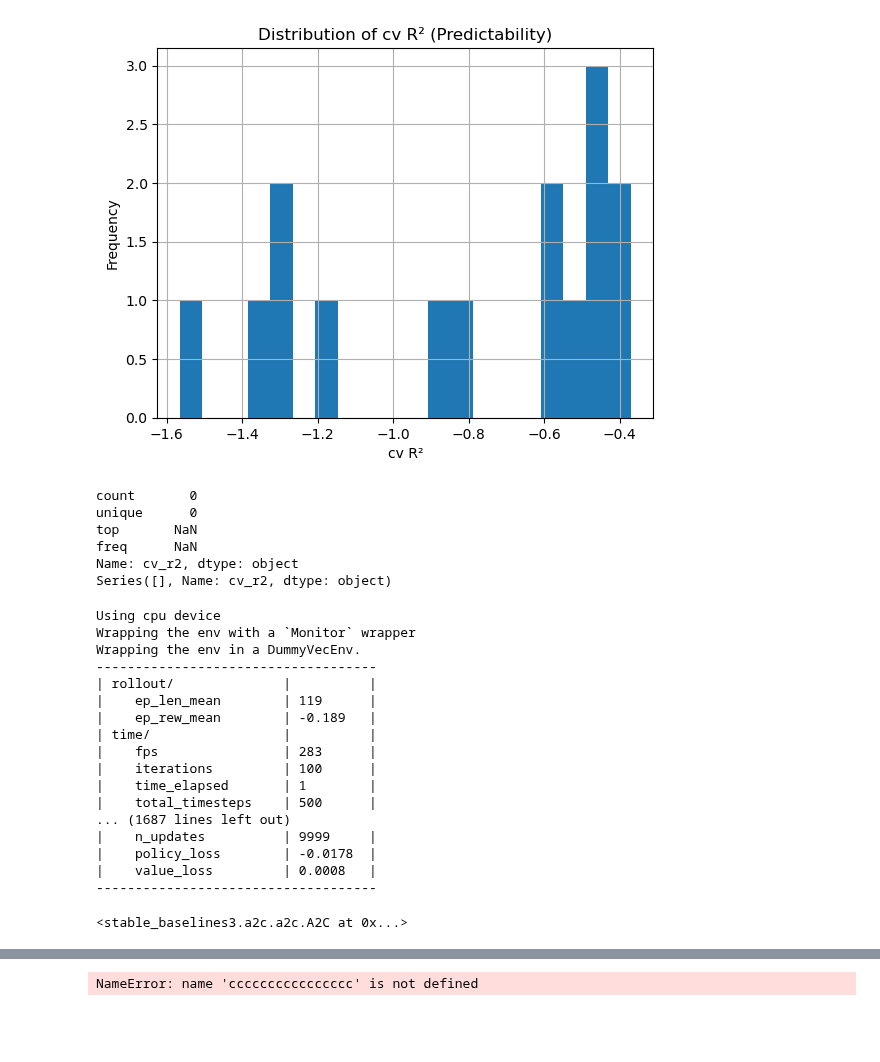
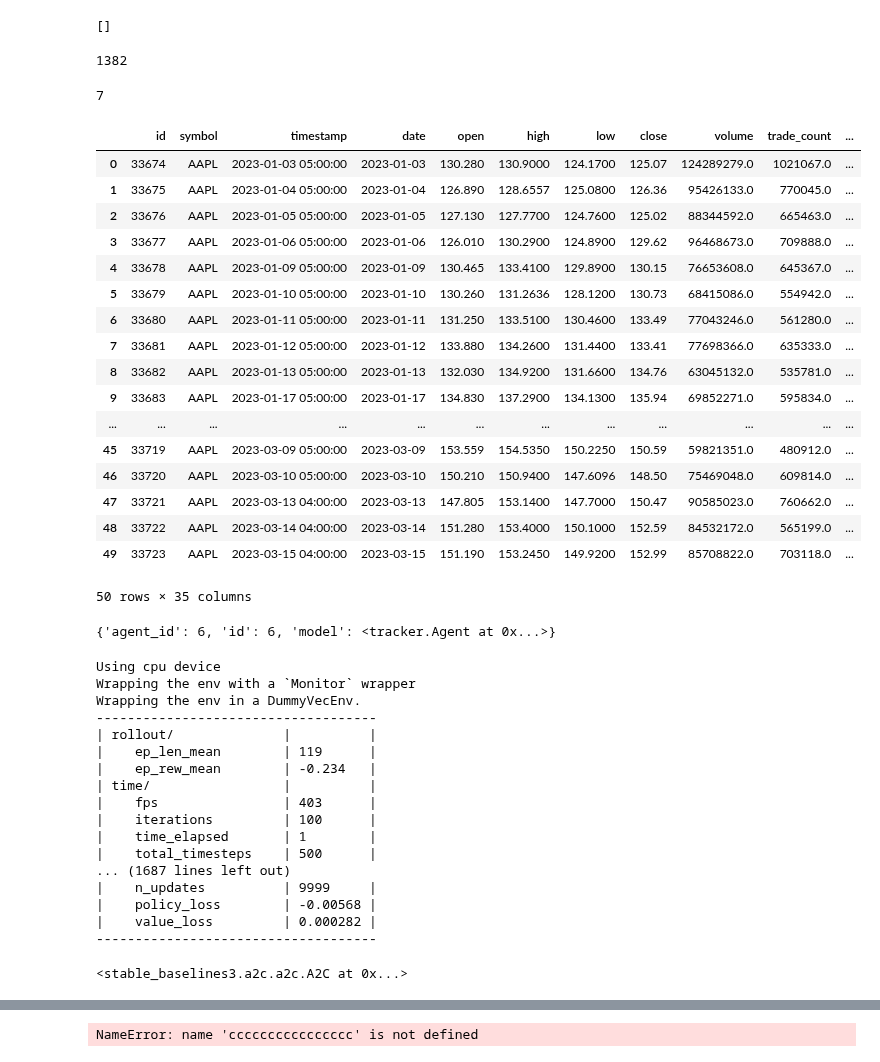
Before and after one commit to pihh/RL-Stock-Market-Masterpiece-Human-x-AI-Collab, a Jupyter notebook: notebooks/R&D - BENCHMARKING - Episode Benchmark Engine-Copy2.ipynb, the cells around one changed output, grey strips where cells are left out. Drawn from its saved outputs; the diff is of its cells as text; code cells hidden in the pictures; blank space fills up the shorter version.

```diff
--- a/notebooks/R&D - BENCHMARKING - Episode Benchmark Engine-Copy2.ipynb
+++ b/notebooks/R&D - BENCHMARKING - Episode Benchmark Engine-Copy2.ipynb
@@ -264,36 +239,45 @@ cv -0.8128166327754655
 # %%
 # VISUAÇ INSPECTION =====================
-# %%
-import pandas as pd
-
-X_df = pd.DataFrame(features)
-y_df = pd.Series(targets, name="cv_r2")
-meta_df = pd.DataFrame(metadata)
-full_df = pd.concat([X_df, y_df, meta_df], axis=1)
-
-import matplotlib.pyplot as plt
-
-plt.hist(y_df, bins=20)
-plt.title("Distribution of cv R² (Predictability)")
-plt.xlabel("cv R²")
-plt.ylabel("Frequency")
-plt.grid(True)
-plt.show()
-# %% [output]
-[figure, removed]
+# %%
+runs
+# %% [output]
+[]
+# %%
+episodes['test']['episode_id']
+# %% [output]
+1382
+# %%
+agent['id']
+# %% [output]
+7
+# %%
+test_env.episode_df
+# %% [output]
+|  | id | symbol | timestamp | date | open | high | low | close | volume | trade_count | ... |
+| 0 | 33674 | AAPL | 2023-01-03 05:00:00 | 2023-01-03 | 130.280 | 130.9000 | 124.1700 | 125.07 | 124289279.0 | 1021067.0 | ... |
+| 1 | 33675 | AAPL | 2023-01-04 05:00:00 | 2023-01-04 | 126.890 | 128.6557 | 125.0800 | 126.36 | 95426133.0 | 770045.0 | ... |
+| 2 | 33676 | AAPL | 2023-01-05 05:00:00 | 2023-01-05 | 127.130 | 127.7700 | 124.7600 | 125.02 | 88344592.0 | 665463.0 | ... |
+| 3 | 33677 | AAPL | 2023-01-06 05:00:00 | 2023-01-06 | 126.010 | 130.2900 | 124.8900 | 129.62 | 96468673.0 | 709888.0 | ... |
+| 4 | 33678 | AAPL | 2023-01-09 05:00:00 | 2023-01-09 | 130.465 | 133.4100 | 129.8900 | 130.15 | 76653608.0 | 645367.0 | ... |
+| 5 | 33679 | AAPL | 2023-01-10 05:00:00 | 2023-01-10 | 130.260 | 131.2636 | 128.1200 | 130.73 | 68415086.0 | 554942.0 | ... |
+| 6 | 33680 | AAPL | 2023-01-11 05:00:00 | 2023-01-11 | 131.250 | 133.5100 | 130.4600 | 133.49 | 77043246.0 | 561280.0 | ... |
+| 7 | 33681 | AAPL | 2023-01-12 05:00:00 | 2023-01-12 | 133.880 | 134.2600 | 131.4400 | 133.41 | 77698366.0 | 635333.0 | ... |
+| 8 | 33682 | AAPL | 2023-01-13 05:00:00 | 2023-01-13 | 132.030 | 134.9200 | 131.6600 | 134.76 | 63045132.0 | 535781.0 | ... |
+| 9 | 33683 | AAPL | 2023-01-17 05:00:00 | 2023-01-17 | 134.830 | 137.2900 | 134.1300 | 135.94 | 69852271.0 | 595834.0 | ... |
+| ... | ... | ... | ... | ... | ... | ... | ... | ... | ... | ... | ... |
+| 45 | 33719 | AAPL | 2023-03-09 05:00:00 | 2023-03-09 | 153.559 | 154.5350 | 150.2250 | 150.59 | 59821351.0 | 480912.0 | ... |
+| 46 | 33720 | AAPL | 2023-03-10 05:00:00 | 2023-03-10 | 150.210 | 150.9400 | 147.6096 | 148.50 | 75469048.0 | 609814.0 | ... |
+| 47 | 33721 | AAPL | 2023-03-13 04:00:00 | 2023-03-13 | 147.805 | 153.1400 | 147.7000 | 150.47 | 90585023.0 | 760662.0 | ... |
+| 48 | 33722 | AAPL | 2023-03-14 04:00:00 | 2023-03-14 | 151.280 | 153.4000 | 150.1000 | 152.59 | 84532172.0 | 565199.0 | ... |
+| 49 | 33723 | AAPL | 2023-03-15 04:00:00 | 2023-03-15 | 151.190 | 153.2450 | 149.9200 | 152.99 | 85708822.0 | 703118.0 | ... |
+50 rows × 35 columns
 # %%
-print(full_df['cv_r2'].describe())
-print(full_df['cv_r2'].head(10))
+agent
 # %% [output]
-count       0
-unique      0
-top       NaN
-freq      NaN
-Name: cv_r2, dtype: object
-Series([], Name: cv_r2, dtype: object)
+{'agent_id': 6, 'id': 6, 'model': <tracker.Agent at 0x...>}
 # %%
 ep_tracker = EpisodeTracker(df=OHLCV_DF)
-ep= ep_tracker.findEpisode("2024-01-01",'AAPL',episode_length=120,mode="both")
+ep= ep_tracker.findEpisode("2023-01-01",'AAPL',episode_length=120,mode="both")
 
 env_tracker = EnvironmentTracker()
 
@@ -330,16 +314,16 @@ Wrapping the env in a DummyVecEnv.
 ------------------------------------
 | rollout/              |          |
 |    ep_len_mean        | 119      |
-|    ep_rew_mean        | -0.189   |
+|    ep_rew_mean        | -0.234   |
 | time/                 |          |
-|    fps                | 283      |
+|    fps                | 403      |
 |    iterations         | 100      |
 |    time_elapsed       | 1        |
 |    total_timesteps    | 500      |
 ... (1687 lines left out)
 |    n_updates          | 9999     |
-|    policy_loss        | -0.0178  |
-|    value_loss         | 0.0008   |
+|    policy_loss        | -0.00568 |
+|    value_loss         | 0.000282 |
 ------------------------------------
 <stable_baselines3.a2c.a2c.A2C at 0x...>
 # %%
```
Also changed, not shown: parts of 19 cells of this notebook, 4 other files.
